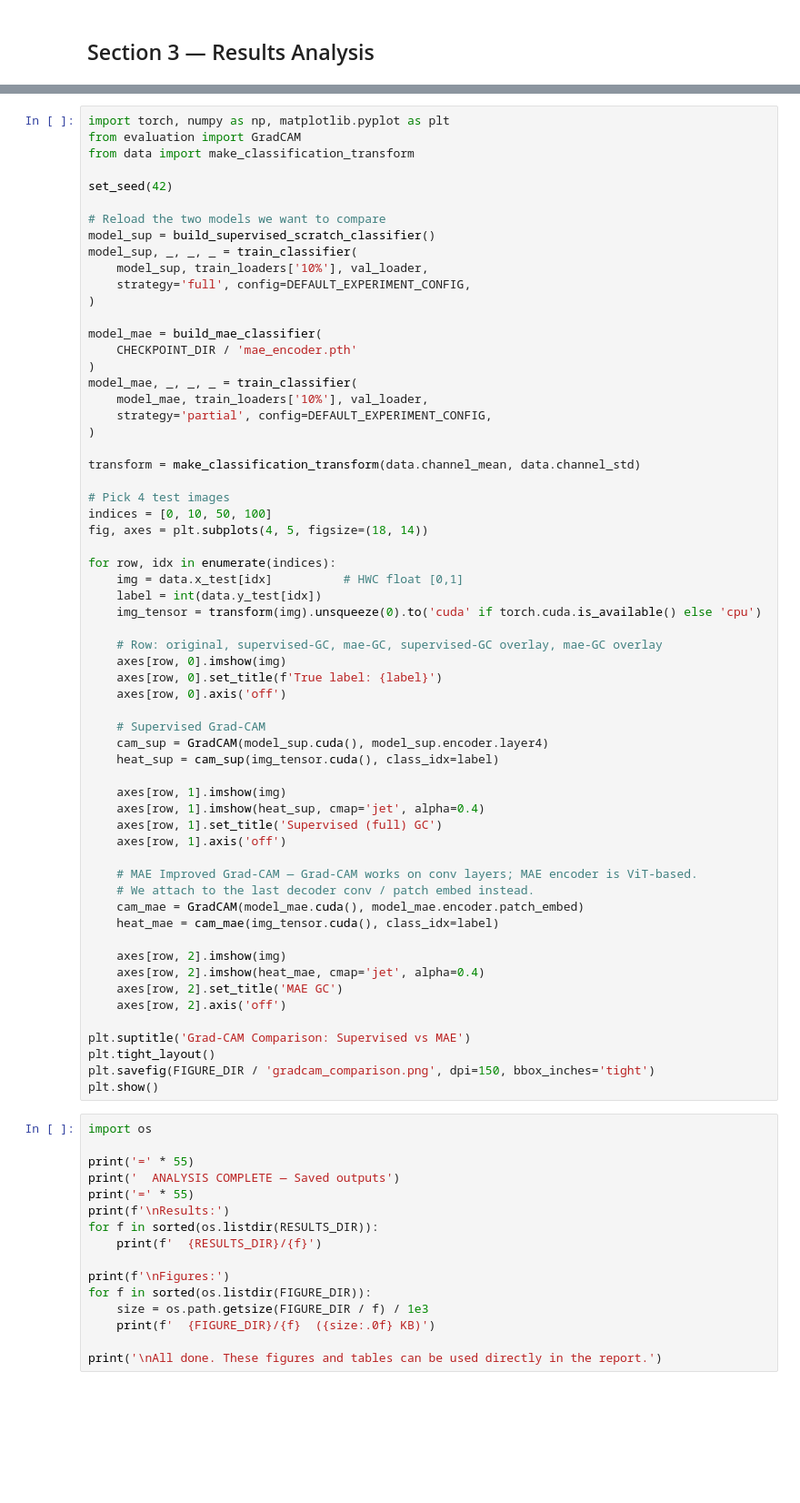
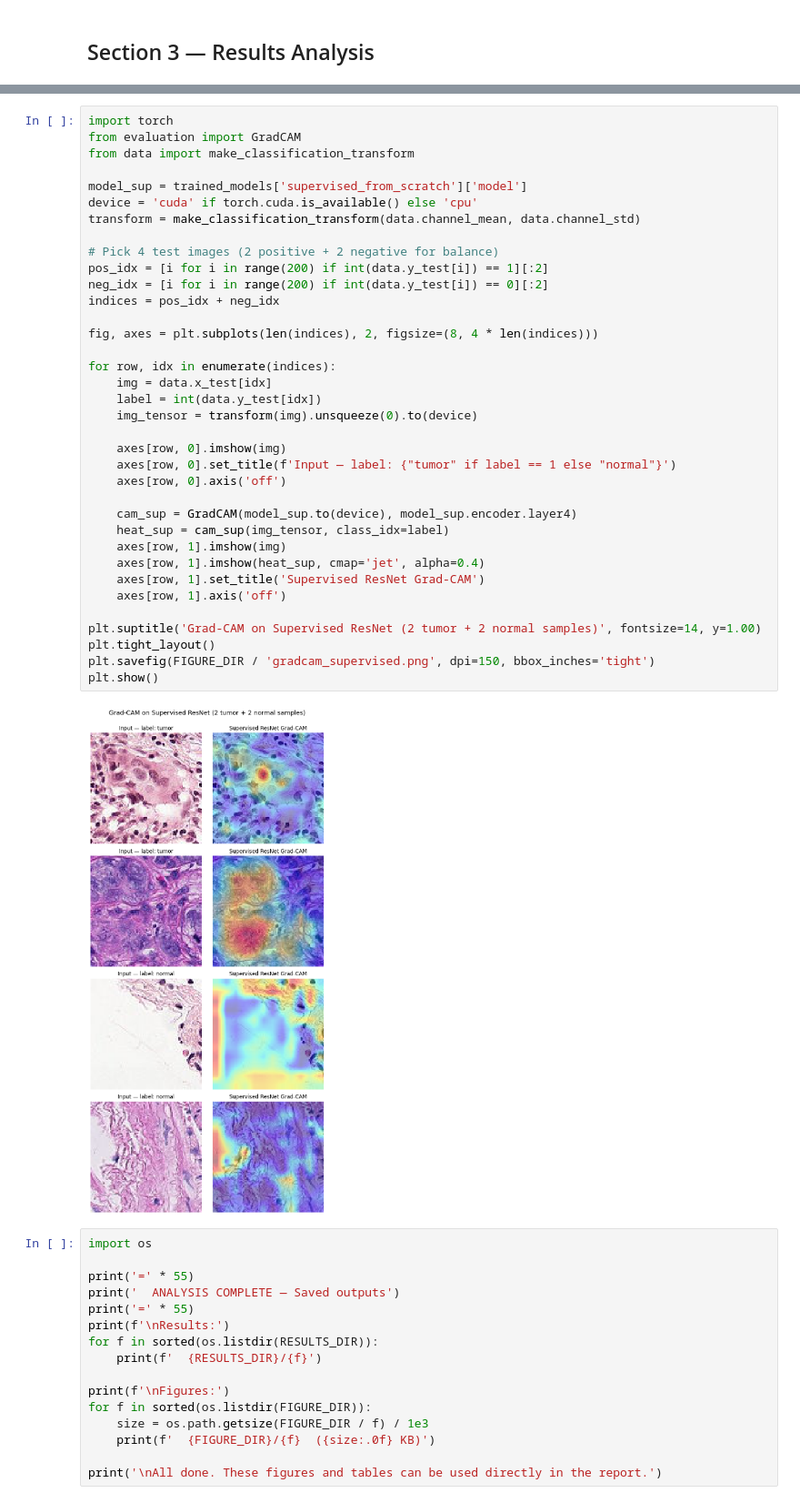
Before and after one commit to Friedrich-233/ST456_GroupProject, a Jupyter notebook: main.ipynb, the cells around one changed output, grey strips where cells are left out. Shown at 91% size. Saved outputs shown, nothing was run; the diff lists cells and outputs as text; blank space fills up the shorter version.

```diff
--- a/main.ipynb
+++ b/main.ipynb
@@ -462,64 +627,41 @@ for method, strategy, ckpt_path in best_configs:
 # %%
-import torch, numpy as np, matplotlib.pyplot as plt
+import torch
 from evaluation import GradCAM
 from data import make_classification_transform
 
-set_seed(42)
-
-# Reload the two models we want to compare
-model_sup = build_supervised_scratch_classifier()
-model_sup, _, _, _ = train_classifier(
-    model_sup, train_loaders['10%'], val_loader,
-    strategy='full', config=DEFAULT_EXPERIMENT_CONFIG,
-)
-
-model_mae = build_mae_classifier(
-    CHECKPOINT_DIR / 'mae_encoder.pth'
-)
-model_mae, _, _, _ = train_classifier(
-    model_mae, train_loaders['10%'], val_loader,
-    strategy='partial', config=DEFAULT_EXPERIMENT_CONFIG,
-)
-
+model_sup = trained_models['supervised_from_scratch']['model']
+device = 'cuda' if torch.cuda.is_available() else 'cpu'
 transform = make_classification_transform(data.channel_mean, data.channel_std)
 
-# Pick 4 test images
-indices = [0, 10, 50, 100]
-fig, axes = plt.subplots(4, 5, figsize=(18, 14))
+# Pick 4 test images (2 positive + 2 negative for balance)
+pos_idx = [i for i in range(200) if int(data.y_test[i]) == 1][:2]
+neg_idx = [i for i in range(200) if int(data.y_test[i]) == 0][:2]
+indices = pos_idx + neg_idx
+
+fig, axes = plt.subplots(len(indices), 2, figsize=(8, 4 * len(indices)))
 
 for row, idx in enumerate(indices):
-    img = data.x_test[idx]          # HWC float [0,1]
+    img = data.x_test[idx]
     label = int(data.y_test[idx])
-    img_tensor = transform(img).unsqueeze(0).to('cuda' if torch.cuda.is_available() else 'cpu')
+    img_tensor = transform(img).unsqueeze(0).to(device)
 
-    # Row: original, supervised-GC, mae-GC, supervised-GC overlay, mae-GC overlay
     axes[row, 0].imshow(img)
-    axes[row, 0].set_title(f'True label: {label}')
+    axes[row, 0].set_title(f'Input — label: {"tumor" if label == 1 else "normal"}')
     axes[row, 0].axis('off')
 
-    # Supervised Grad-CAM
-    cam_sup = GradCAM(model_sup.cuda(), model_sup.encoder.layer4)
-    heat_sup = cam_sup(img_tensor.cuda(), class_idx=label)
-
+    cam_sup = GradCAM(model_sup.to(device), model_sup.encoder.layer4)
+    heat_sup = cam_sup(img_tensor, class_idx=label)
     axes[row, 1].imshow(img)
     axes[row, 1].imshow(heat_sup, cmap='jet', alpha=0.4)
-    axes[row, 1].set_title('Supervised (full) GC')
+    axes[row, 1].set_title('Supervised ResNet Grad-CAM')
     axes[row, 1].axis('off')
 
-    # MAE Improved Grad-CAM — Grad-CAM works on conv layers; MAE encoder is ViT-based.
-    # We attach to the last decoder conv / patch embed instead.
-    cam_mae = GradCAM(model_mae.cuda(), model_mae.encoder.patch_embed)
-    heat_mae = cam_mae(img_tensor.cuda(), class_idx=label)
-
-    axes[row, 2].imshow(img)
-    axes[row, 2].imshow(heat_mae, cmap='jet', alpha=0.4)
-    axes[row, 2].set_title('MAE GC')
-    axes[row, 2].axis('off')
-
-plt.suptitle('Grad-CAM Comparison: Supervised vs MAE')
+plt.suptitle('Grad-CAM on Supervised ResNet (2 tumor + 2 normal samples)', fontsize=14, y=1.00)
 plt.tight_layout()
-plt.savefig(FIGURE_DIR / 'gradcam_comparison.png', dpi=150, bbox_inches='tight')
+plt.savefig(FIGURE_DIR / 'gradcam_supervised.png', dpi=150, bbox_inches='tight')
 plt.show()
+# %% [output]
+[figure, added]
 # %%
 import os
 
```
Also changed, not shown: parts of 16 cells of this notebook, 1 other file.
